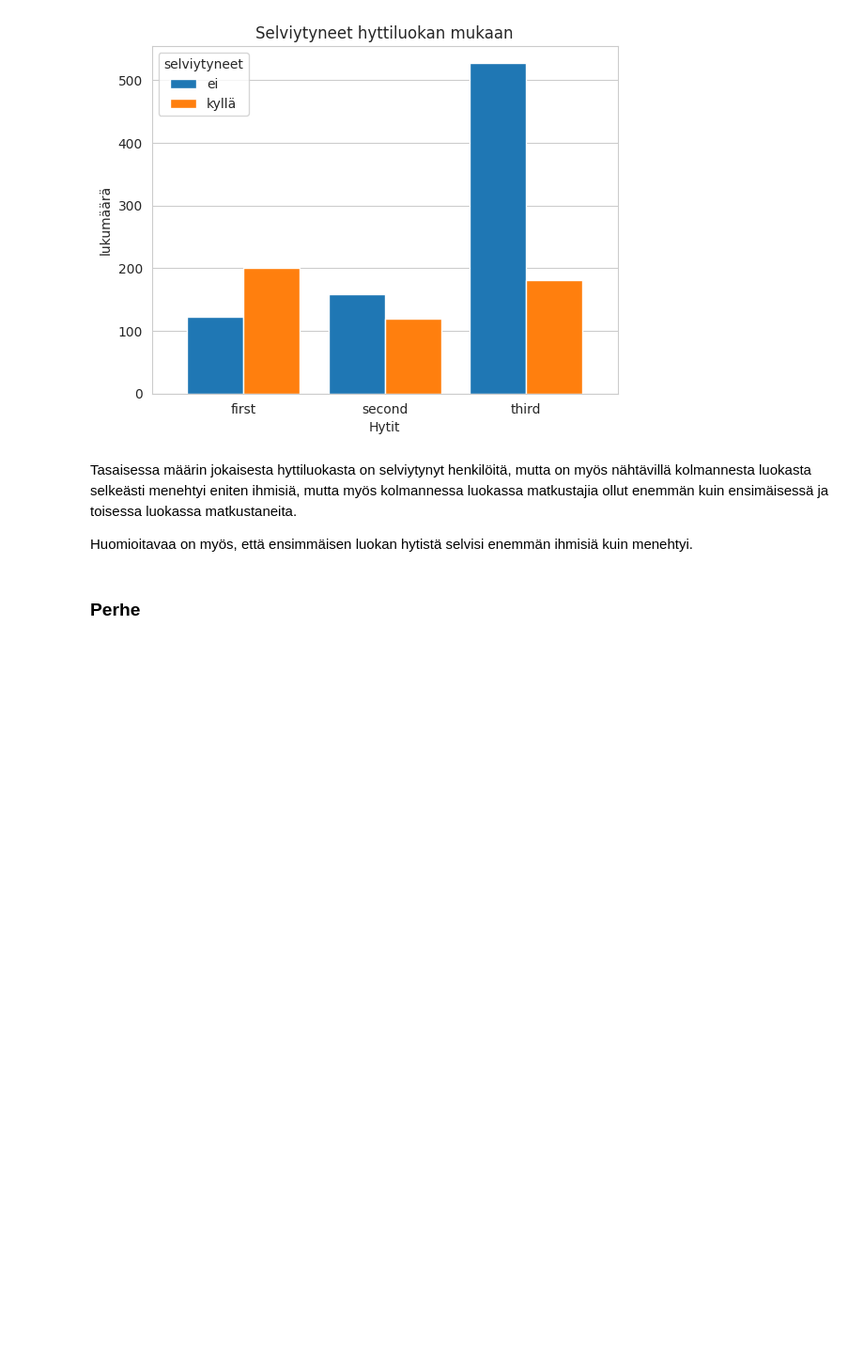
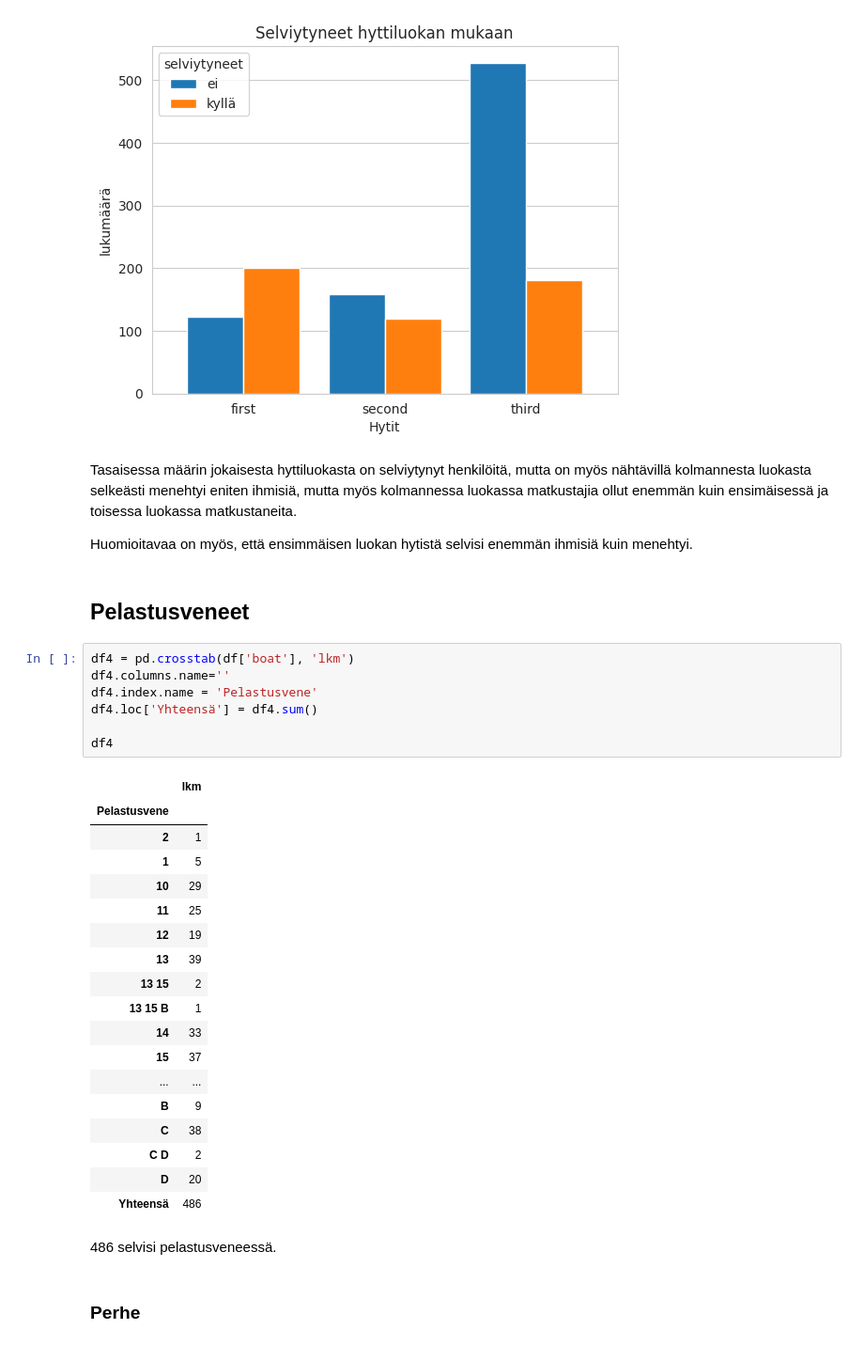
Before and after one commit to JennyMyy/Data-analytiikka, a Jupyter notebook: Titanic.ipynb, the cells around one changed output. Shown: that part at 94% size. Saved outputs shown, nothing was run; the diff lists cells and outputs as text; blank space fills up the shorter version.

```diff
--- a/Titanic.ipynb
+++ b/Titanic.ipynb
@@ -282,6 +308,36 @@ plt.grid(axis='x')
 Tasaisessa määrin jokaisesta hyttiluokasta on selviytynyt henkilöitä, mutta on myös nähtävillä kolmannesta luokasta selkeästi menehtyi eniten ihmisiä, mutta myös kolmannessa luokassa matkustajia ollut enemmän kuin ensimäisessä ja toisessa luokassa matkustaneita.
 
 Huomioitavaa on myös, että ensimmäisen luokan hytistä selvisi enemmän ihmisiä kuin menehtyi.
+# %% [markdown]
+## Pelastusveneet
+# %%
+df4 = pd.crosstab(df['boat'], 'lkm')
+df4.columns.name=''
+df4.index.name = 'Pelastusvene'
+df4.loc['Yhteensä'] = df4.sum()
+
+df4
+# %% [output]
+|  | lkm |
+| Pelastusvene |  |
+| 2 | 1 |
+| 1 | 5 |
+| 10 | 29 |
+| 11 | 25 |
+| 12 | 19 |
+| 13 | 39 |
+| 13 15 | 2 |
+| 13 15 B | 1 |
+| 14 | 33 |
+| 15 | 37 |
+| ... | ... |
+| B | 9 |
+| C | 38 |
+| C D | 2 |
+| D | 20 |
+| Yhteensä | 486 |
+# %% [markdown]
+486 selvisi pelastusveneessä.
 # %% [markdown]
 ### Perhe
 # %%
```
Also changed, not shown: parts of 9 cells of this notebook.
